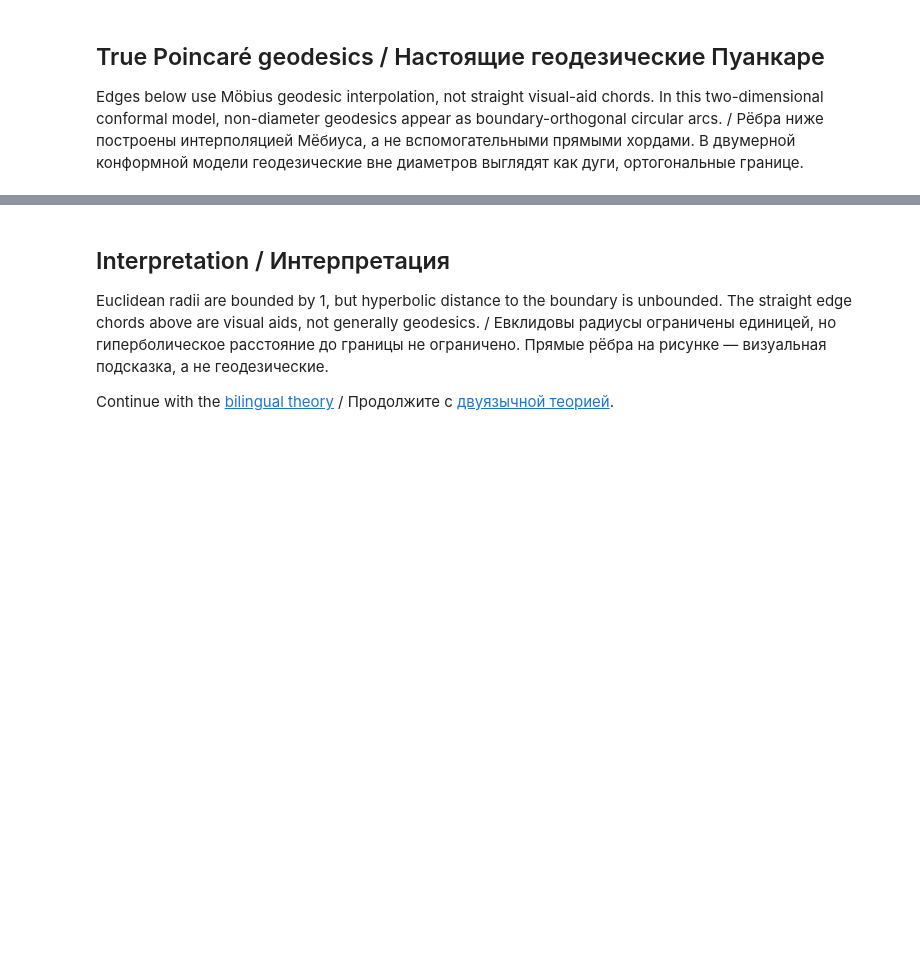
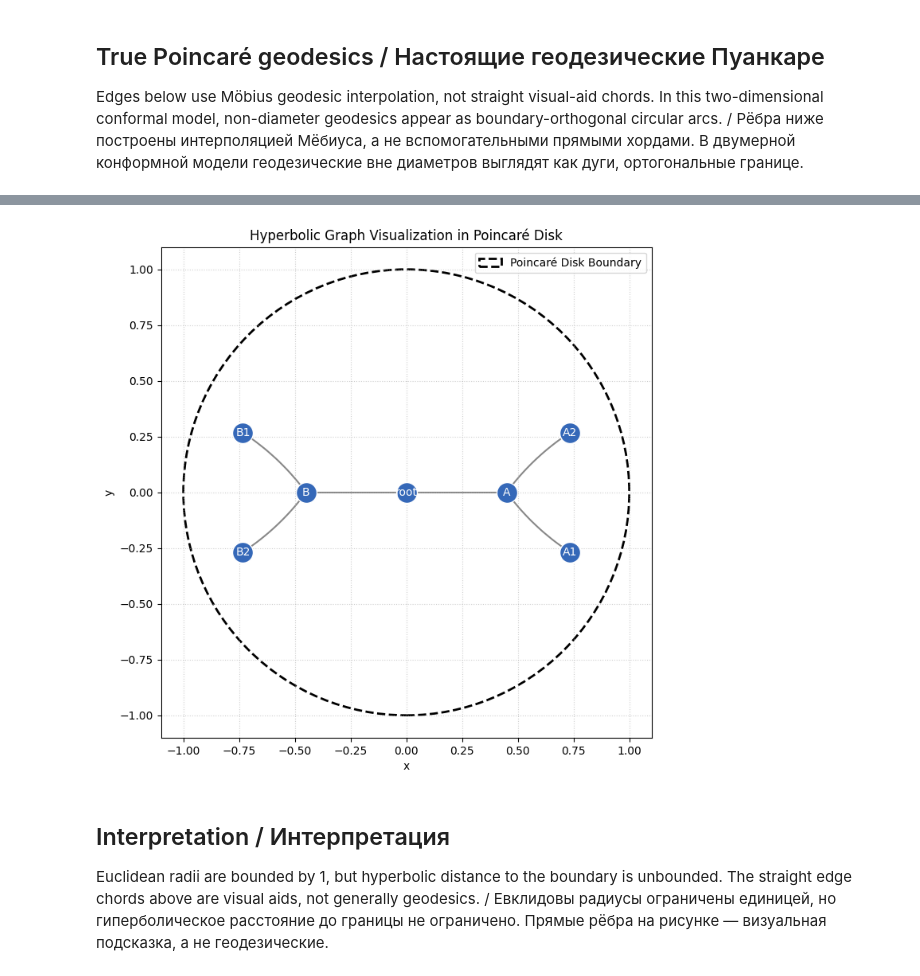
Before and after one commit to TAUforPython/Graph-MachineLearning, a Jupyter notebook: examples/hyperbolic_graph_basics.ipynb, the cells around one changed output, grey strips where cells are left out. Cells and saved outputs as stored; diff of their text form; code cells hidden in the pictures; blank space fills up the shorter version.

```diff
--- a/examples/hyperbolic_graph_basics.ipynb
+++ b/examples/hyperbolic_graph_basics.ipynb
@@ -151,6 +219,56 @@ assert all(np.linalg.norm(point) < 1 for point in points.values())
+# %%
+import numpy as np
+import matplotlib.pyplot as plt
+
+# Curvature from previous cells
+c = 1.0 # K = -c
+
+levels = {
+    "root": (0, 0.0, 0.0),
+    "A": (1, 0.45, 0.0), "B": (1, 0.45, np.pi),
+    "A1": (2, 0.78, -0.35), "A2": (2, 0.78, 0.35),
+    "B1": (2, 0.78, np.pi - 0.35), "B2": (2, 0.78, np.pi + 0.35),
+}
+points = {name: np.array([radius * np.cos(angle), radius * np.sin(angle)])
+          for name, (_, radius, angle) in levels.items()}
+edges = [("root", "A"), ("root", "B"), ("A", "A1"), ("A", "A2"),
+         ("B", "B1"), ("B", "B2") ]
+
+fig, ax = plt.subplots(figsize=(8, 8))
+
+# Plot the Poincaré disk boundary
+ax.add_patch(plt.Circle((0, 0), 1/np.sqrt(c), fill=False, linewidth=2, color="black", linestyle='--', label='Poincaré Disk Boundary'))
+
+# Plot hyperbolic geodesics for edges
+for source, target in edges:
+    u = points[source]
+    v = points[target]
+
+    # Generate geodesic points
+    geodesic_points = geodesic(u, v, c, samples=50)
+    ax.plot(geodesic_points[:, 0], geodesic_points[:, 1], color="#888888", zorder=1, linewidth=1.5)
+
+# Plot the nodes
+for name, point in points.items():
+    ax.scatter(*point, s=350, color="#3568b8", zorder=2, edgecolor='white', linewidth=1)
+    ax.text(*point, name, ha="center", va="center", color="white", zorder=3, fontsize=10)
+
+ax.set_title("Hyperbolic Graph Visualization in Poincaré Disk")
+ax.set_xlabel("x")
+ax.set_ylabel("y")
+
+# Set limits slightly larger than the disk boundary for better visualization
+disk_radius = 1.0 / np.sqrt(c)
+ax.set_xlim([-disk_radius * 1.1, disk_radius * 1.1])
+ax.set_ylim([-disk_radius * 1.1, disk_radius * 1.1])
+ax.set_aspect("equal", adjustable="box")
+ax.grid(True, linestyle=':', alpha=0.6)
+
+plt.legend()
+plt.show()
+# %% [output]
+[figure, added]
 # %% [markdown]
 ## Interpretation / Интерпретация
 
 Euclidean radii are bounded by 1, but hyperbolic distance to the boundary is unbounded. The straight edge chords above are visual aids, not generally geodesics. / Евклидовы радиусы ограничены единицей, но гиперболическое расстояние до границы не ограничено. Прямые рёбра на рисунке — визуальная подсказка, а не геодезические.
-
-Continue with the [bilingual theory](../theory/hyperbolic-graphs/README.md) / Продолжите с [двуязычной теорией](../theory/hyperbolic-graphs/README.md).
```
Also changed, not shown: parts of 6 cells of this notebook.
